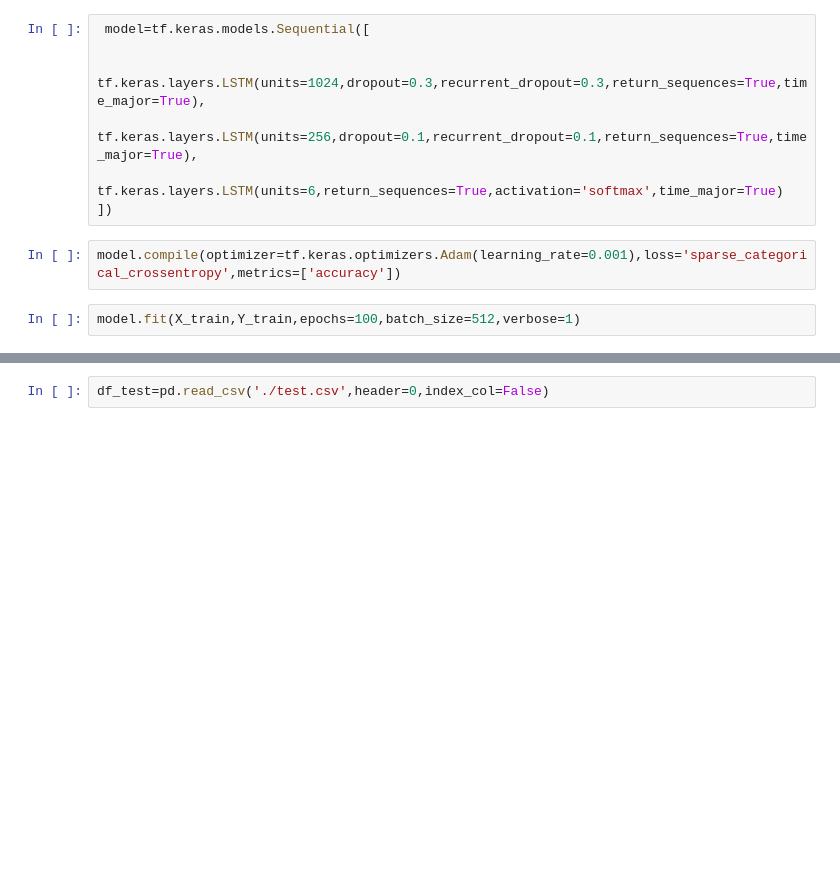
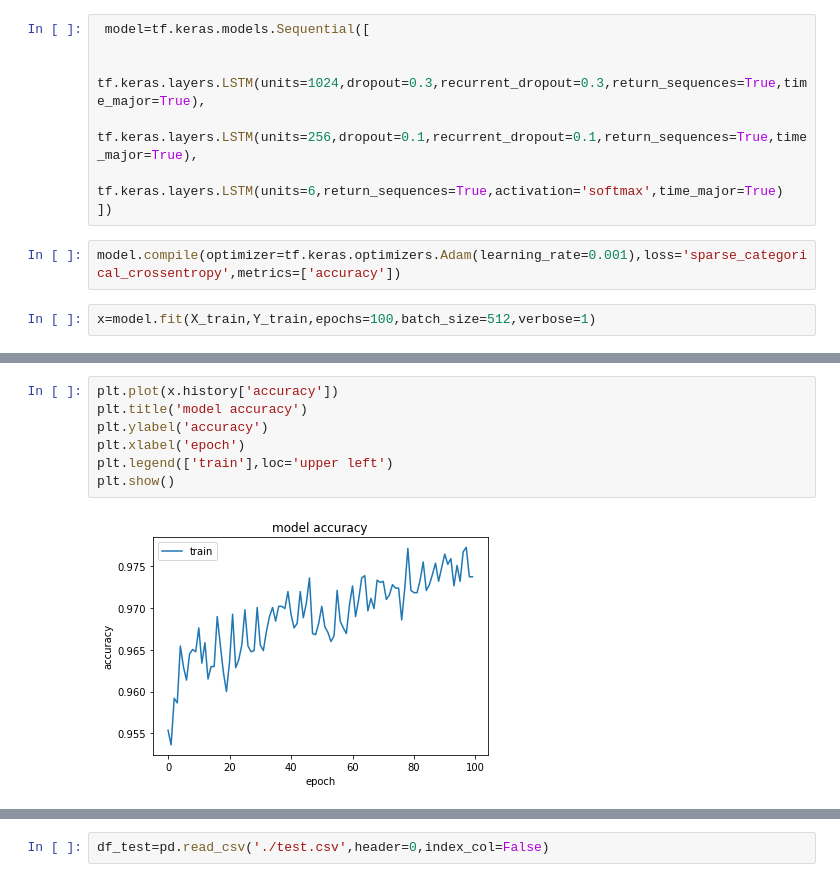
Before and after one commit to preeyam2000sahu/Human-Activity-Classifier, a Jupyter notebook: Human_ACtivity_Classifier.ipynb, the cells around one changed output, grey strips where cells are left out. Drawn from its saved outputs; the diff is of its cells as text; blank space fills up the shorter version.

```diff
--- a/Human_ACtivity_Classifier.ipynb
+++ b/Human_ACtivity_Classifier.ipynb
@@ -115,6 +115,6 @@ The cell below is not part of the designed LSTM.
 # %%
 model.compile(optimizer=tf.keras.optimizers.Adam(learning_rate=0.001),loss='sparse_categorical_crossentropy',metrics=['accuracy'])
 # %%
-model.fit(X_train,Y_train,epochs=100,batch_size=512,verbose=1)
+x=model.fit(X_train,Y_train,epochs=100,batch_size=512,verbose=1)
 # %% [output]
 Epoch 1/100
@@ -137,0 +137,9 @@ Epoch 100/100
+# %%
+plt.plot(x.history['accuracy'])
+plt.title('model accuracy')
+plt.ylabel('accuracy')
+plt.xlabel('epoch')
+plt.legend(['train'],loc='upper left')
+plt.show()
+# %% [output]
+[figure, added]
```
Also changed, not shown: parts of 2 cells of this notebook.
